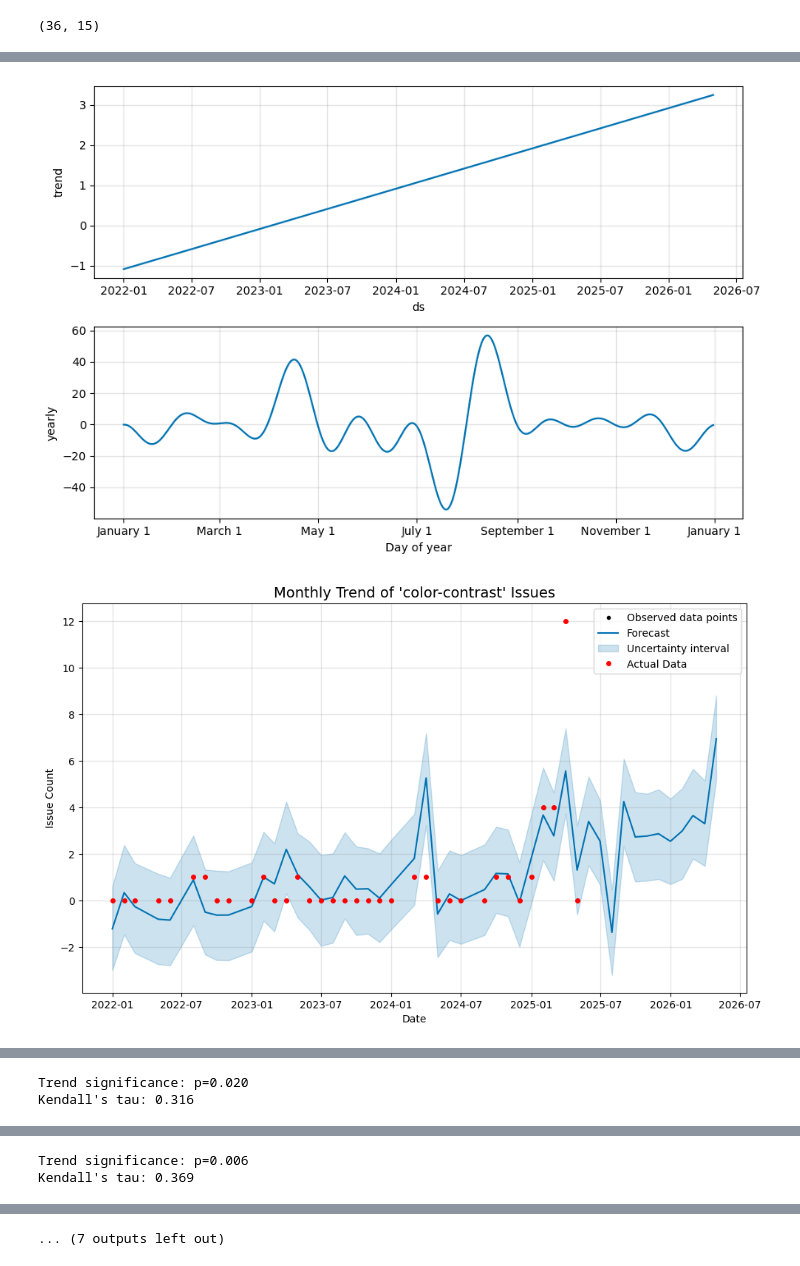
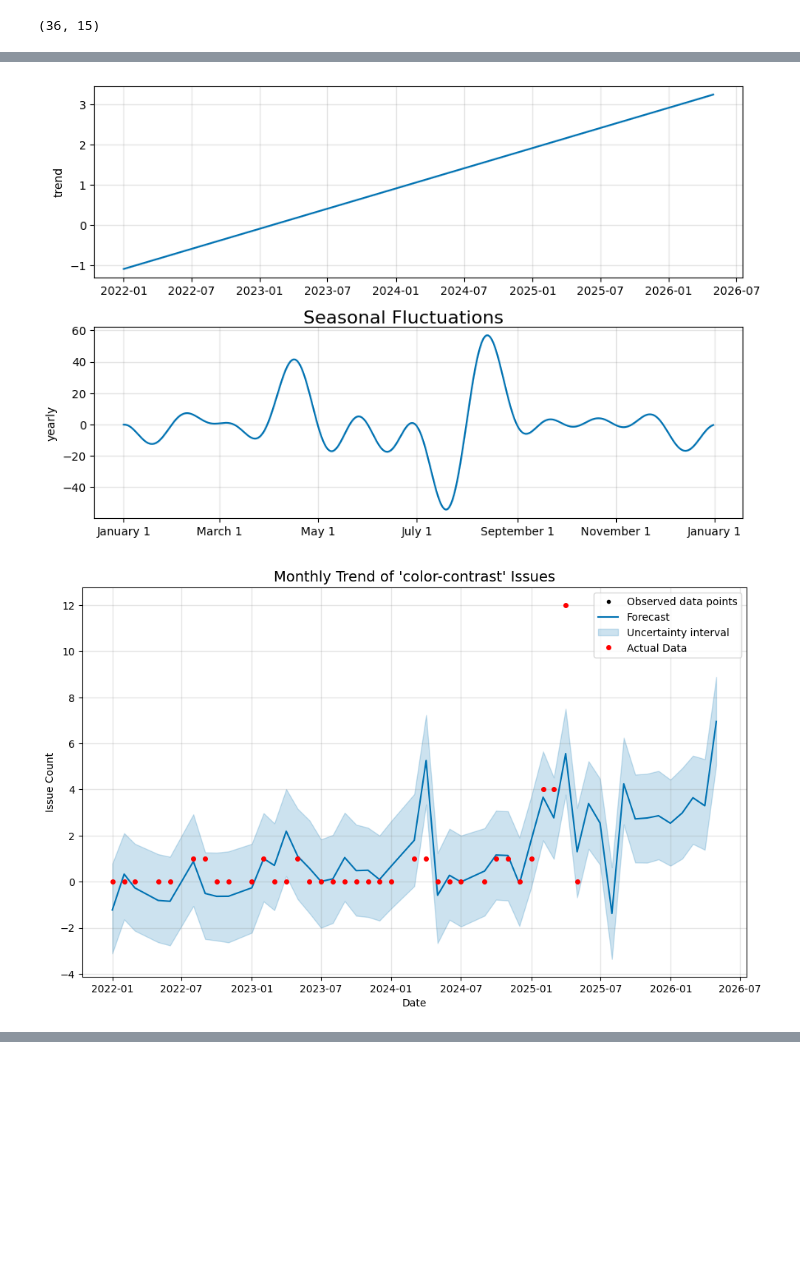
Before and after one commit to a382259104/A11yBench, a Jupyter notebook: scripts/trend-prediction.ipynb, the cells around one changed output, grey strips where cells are left out. Saved outputs shown, nothing was run; the diff lists cells and outputs as text; code cells hidden in the pictures; blank space fills up the shorter version.

Commit message:
added a title for seasonality

```diff
--- a/scripts/trend-prediction.ipynb
+++ b/scripts/trend-prediction.ipynb
@@ -43,8 +41,12 @@ for label in ["color-contrast", "focus-management", "keyboard-navigation", "sema
 
     future = model.make_future_dataframe(periods=12, freq="M")
     forecast = model.predict(future)
+
     # plotting seasonality
     plot = plot_components(model, forecast)
+    plot.suptitle("Seasonal Fluctuations", fontsize=16, y=0.52)
+    for ax in plot.axes:
+        ax.set_xlabel("")
 
 
     fig = model.plot(forecast)
@@ -63,4 +65,5 @@ for label in ["color-contrast", "focus-management", "keyboard-navigation", "sema
     tau, p_value = kendalltau(data['ds'].astype('int64'), data['y'])
     print(f"Trend significance: p={p_value:.3f}")
     print(f"Kendall's tau: {tau:.3f}")
+    break
 # %% [output]
@@ -69,2 +72,2 @@ for label in ["color-contrast", "focus-management", "keyboard-navigation", "sema
-[figure, old version]
+[figure, new version]
-[figure, old version]
+[figure, new version]
@@ -72,2 +75,0 @@ for label in ["color-contrast", "focus-management", "keyboard-navigation", "sema
-Trend significance: p=0.020
-Kendall's tau: 0.316
@@ -78,2 +75,0 @@ Kendall's tau: 0.316
-Trend significance: p=0.006
-Kendall's tau: 0.369
@@ -82 +75,0 @@ Kendall's tau: 0.369
-... (7 outputs left out)
```
Also changed, not shown: parts of 2 cells of this notebook.
